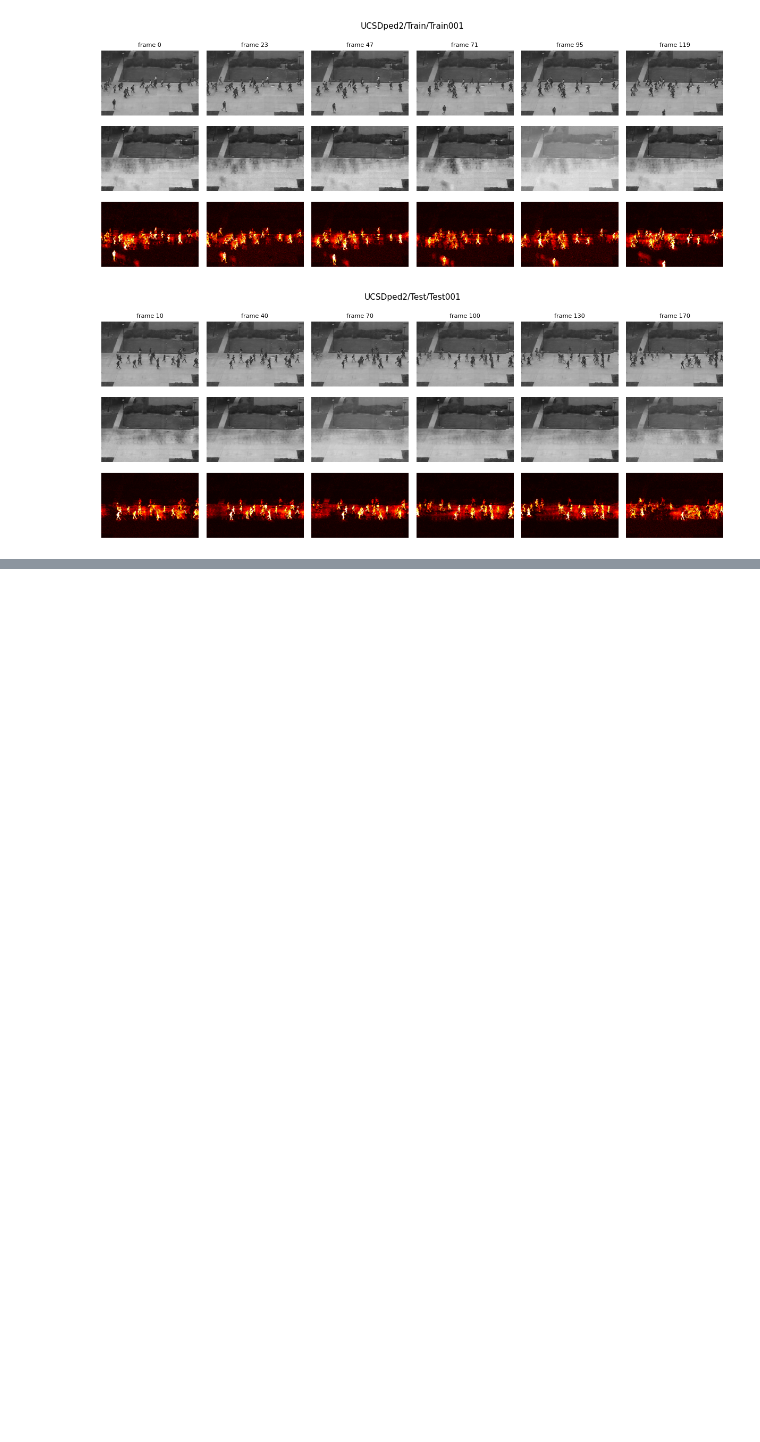
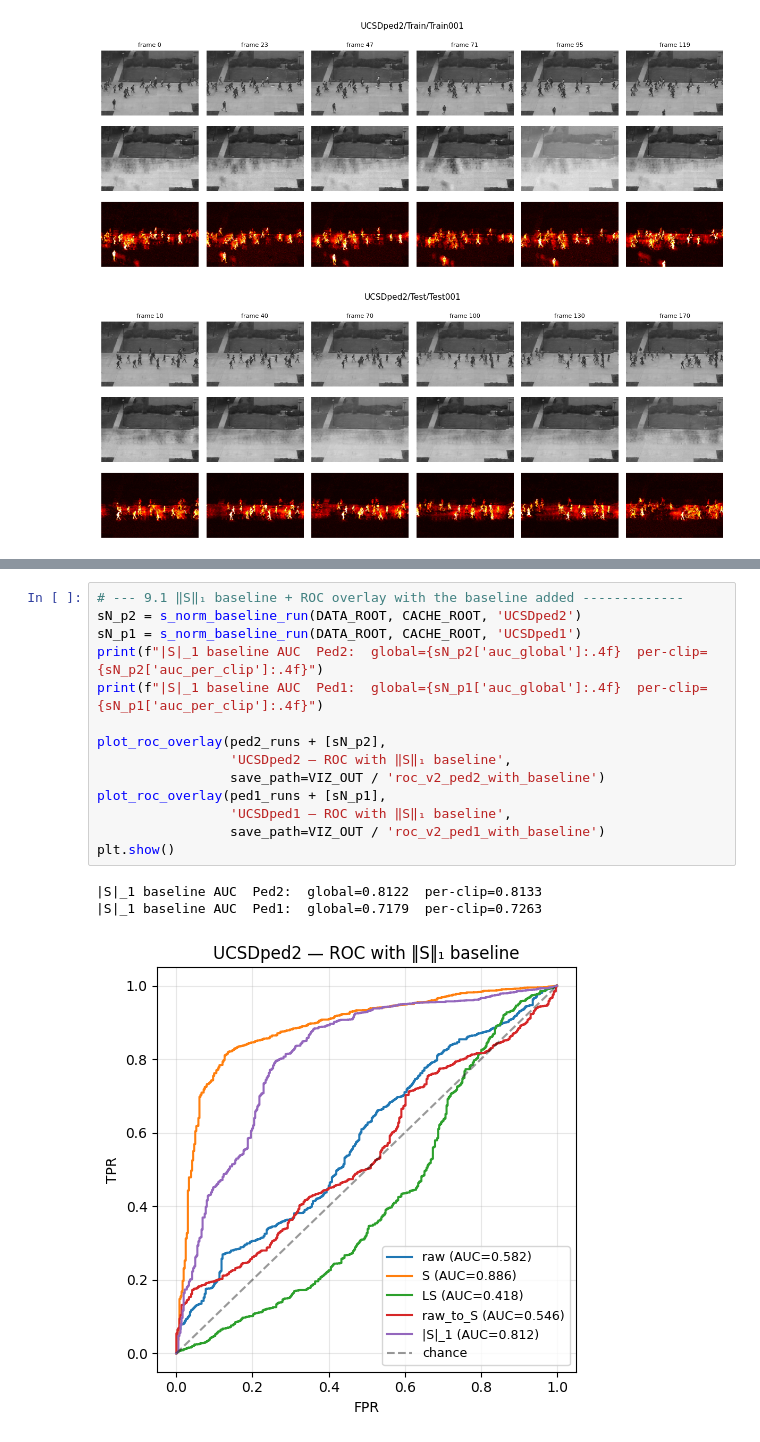
Before and after one commit to MartinNordli/Anomaly-Detection-Pedestrian, a Jupyter notebook: notebooks/main.ipynb, the cells around one changed output, grey strips where cells are left out. Drawn from its saved outputs; the diff is of its cells as text; blank space fills up the shorter version.

```diff
--- a/notebooks/main.ipynb
+++ b/notebooks/main.ipynb
@@ -310,0 +360,18 @@ plt.show()
+# %%
+# --- 9.1 ‖S‖₁ baseline + ROC overlay with the baseline added -------------
+sN_p2 = s_norm_baseline_run(DATA_ROOT, CACHE_ROOT, 'UCSDped2')
+sN_p1 = s_norm_baseline_run(DATA_ROOT, CACHE_ROOT, 'UCSDped1')
+print(f"|S|_1 baseline AUC  Ped2:  global={sN_p2['auc_global']:.4f}  per-clip={sN_p2['auc_per_clip']:.4f}")
+print(f"|S|_1 baseline AUC  Ped1:  global={sN_p1['auc_global']:.4f}  per-clip={sN_p1['auc_per_clip']:.4f}")
+
+plot_roc_overlay(ped2_runs + [sN_p2],
+                 'UCSDped2 — ROC with ‖S‖₁ baseline',
+                 save_path=VIZ_OUT / 'roc_v2_ped2_with_baseline')
+plot_roc_overlay(ped1_runs + [sN_p1],
+                 'UCSDped1 — ROC with ‖S‖₁ baseline',
+                 save_path=VIZ_OUT / 'roc_v2_ped1_with_baseline')
+plt.show()
+# %% [output]
+|S|_1 baseline AUC  Ped2:  global=0.8122  per-clip=0.8133
+|S|_1 baseline AUC  Ped1:  global=0.7179  per-clip=0.7263
+[figure, added]
```
Also changed, not shown: parts of 14 cells of this notebook, 3 other files.
